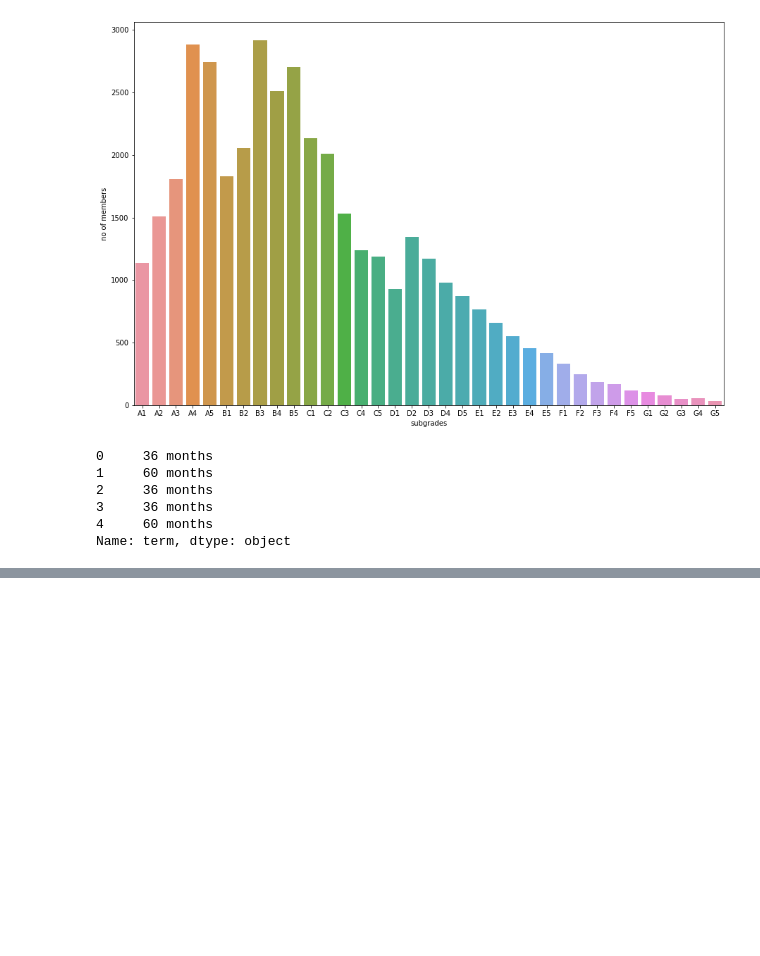
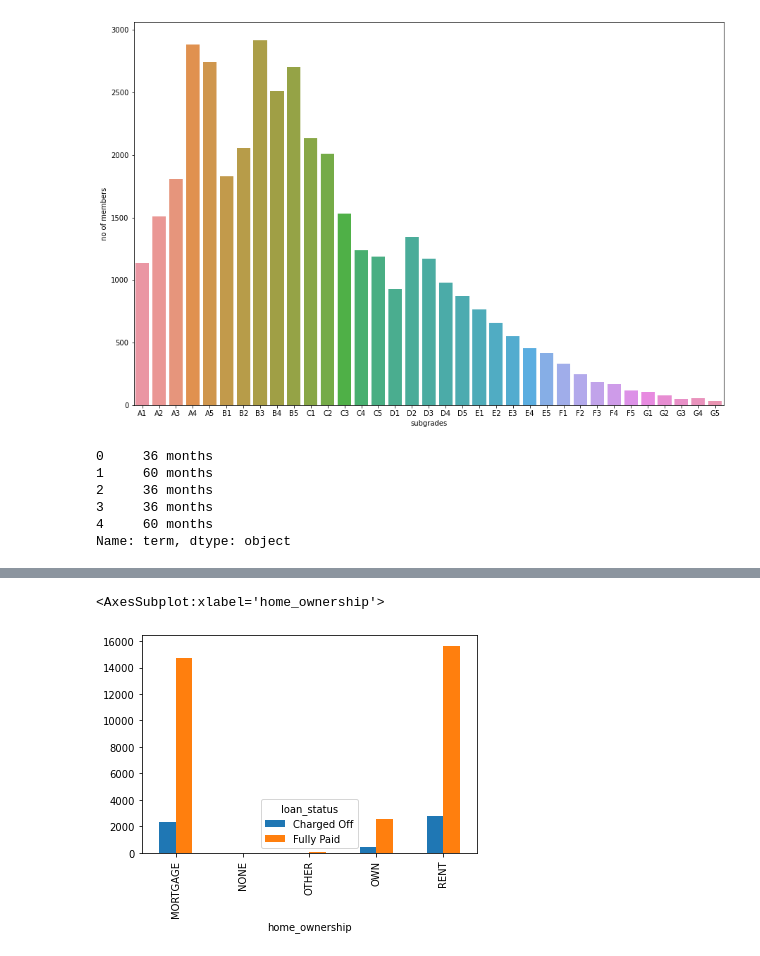
Before and after one commit to skkage/LendingClubCaseStudy, a Jupyter notebook: Lending-Club-Case-Study.ipynb, the cells around one changed output, grey strips where cells are left out. Saved outputs shown, nothing was run; the diff lists cells and outputs as text; code cells hidden in the pictures; blank space fills up the shorter version.

```diff
--- a/Lending-Club-Case-Study.ipynb
+++ b/Lending-Club-Case-Study.ipynb
@@ -3110,0 +3125,5 @@ df_new4.groupby('emp_exp')['int_rate_range'].value_counts().unstack(level=1).plo
+# %%
+df_new4.groupby('home_ownership')['loan_status'].value_counts().unstack(level=1).plot.bar()
+# %% [output]
+<AxesSubplot:xlabel='home_ownership'>
+[figure, added]
```
Also changed, not shown: parts of 314 cells of this notebook.
